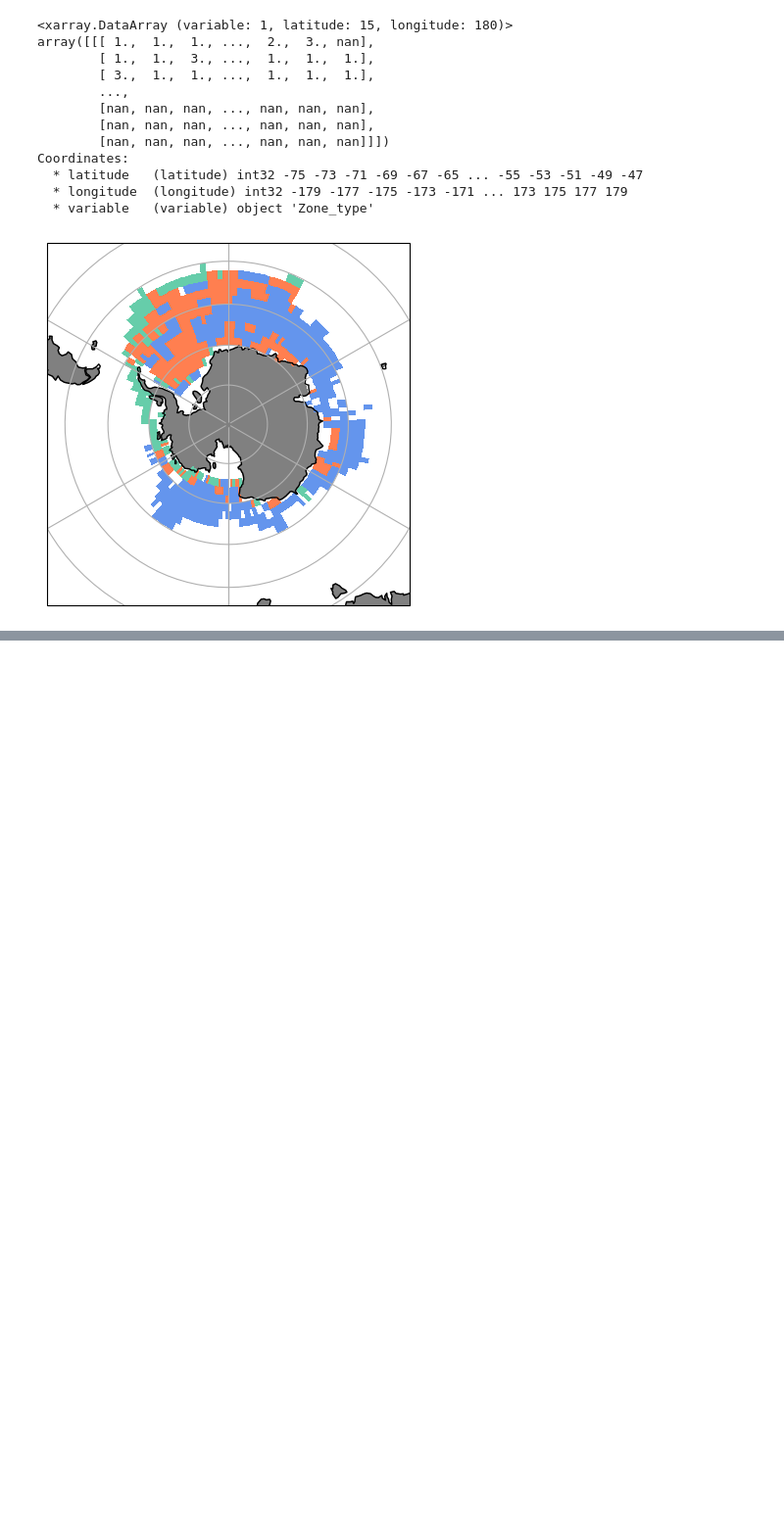
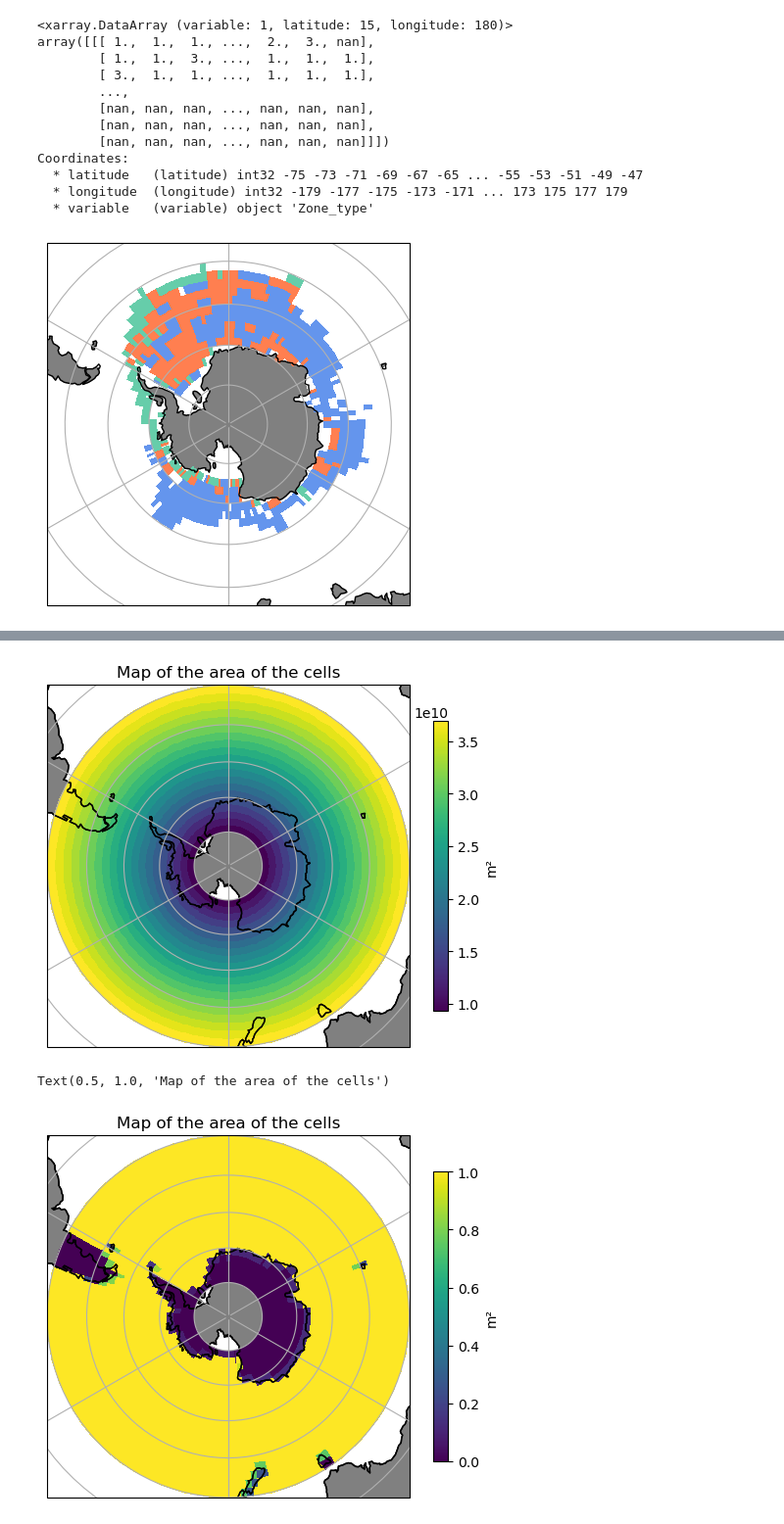
Before and after one commit to AnaelleDurfort/Key_Areas_krill_carbon_sequestration, a Jupyter notebook: zone_typo_kaks.ipynb, the cells around one changed output, grey strips where cells are left out. Shown at 98% size. Saved outputs shown, nothing was run; the diff lists cells and outputs as text; code cells hidden in the pictures; blank space fills up the shorter version.

```diff
--- a/zone_typo_kaks.ipynb
+++ b/zone_typo_kaks.ipynb
@@ -247,0 +270,4 @@ plt.show(p)
+# %%
+# load area file from OCIM
+OCIM = xr.open_dataset('./outputs_formated_data/fseq_OCIM2_48L_interpolated_SO.nc')
+OCIM
@@ -247,0 +292,43 @@ plt.show(p)
+# %%
+# select area
+# note that the file is from -40°S
+area = OCIM['AREA'].isel(depth=0) # area is in square meters
+
+# Plot it
+map_proj = ccrs.SouthPolarStereo()
+
+p = area.plot(
+    transform=ccrs.PlateCarree(),  # the data's projection
+    add_colorbar = False,
+    subplot_kws={"projection": map_proj},
+    #cmap="PuBu",
+)
+p.axes.coastlines()
+p.axes.gridlines()
+p.axes.add_feature(cfeature.LAND, color='grey')
+p.axes.add_feature(cfeature.COASTLINE)
+cb = plt.colorbar(p, label = 'm²', shrink = 0.8)
+plt.title('Map of the area of the cells')
+
+plt.show()
+
+mask = OCIM['MASK'].isel(depth=20)
+
+map_proj = ccrs.SouthPolarStereo()
+
+p = mask.plot(
+    transform=ccrs.PlateCarree(),  # the data's projection
+    add_colorbar = False,
+    subplot_kws={"projection": map_proj},
+    #cmap="PuBu",
+)
+p.axes.coastlines()
+p.axes.gridlines()
+p.axes.add_feature(cfeature.LAND, color='grey')
+p.axes.add_feature(cfeature.COASTLINE)
+cb = plt.colorbar(p, label = 'm²', shrink = 0.8)
+plt.title('Map of the area of the cells')
+# %% [output]
+[figure, added]
+Text(0.5, 1.0, 'Map of the area of the cells')
+[figure, added]
```
Also changed, not shown: parts of 25 cells of this notebook, 2 other files.
